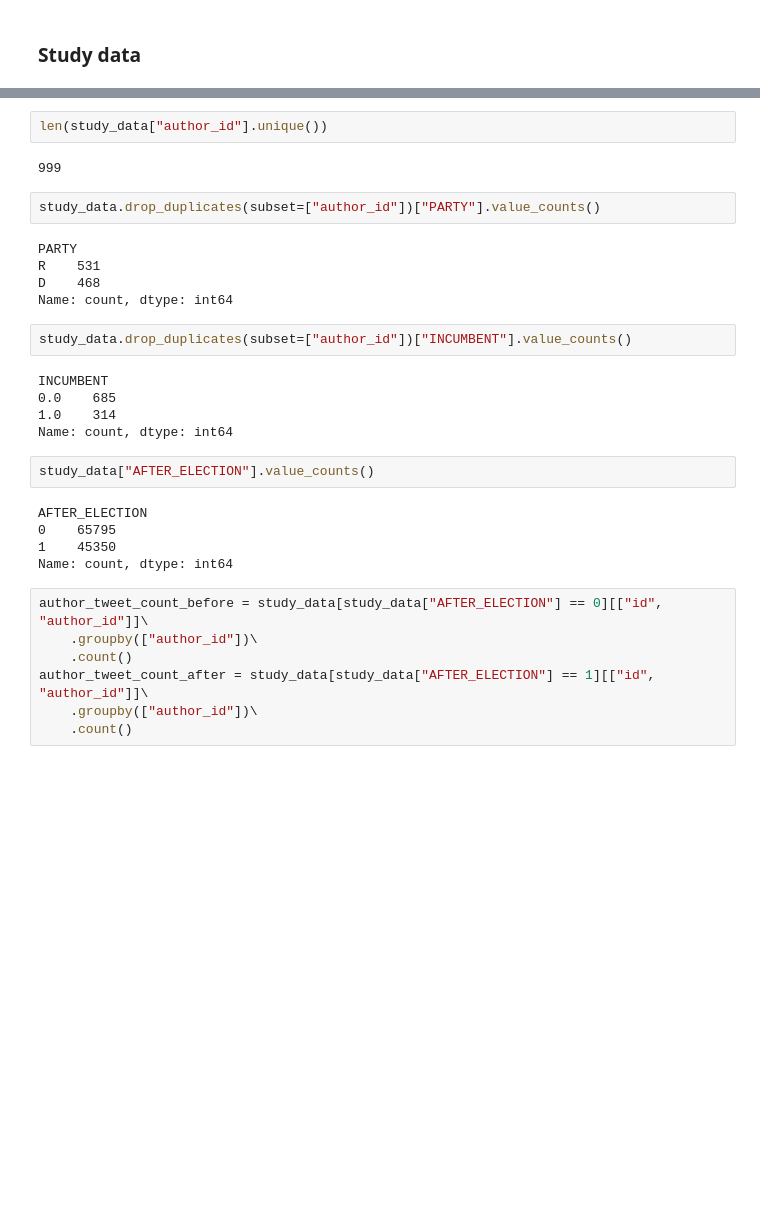
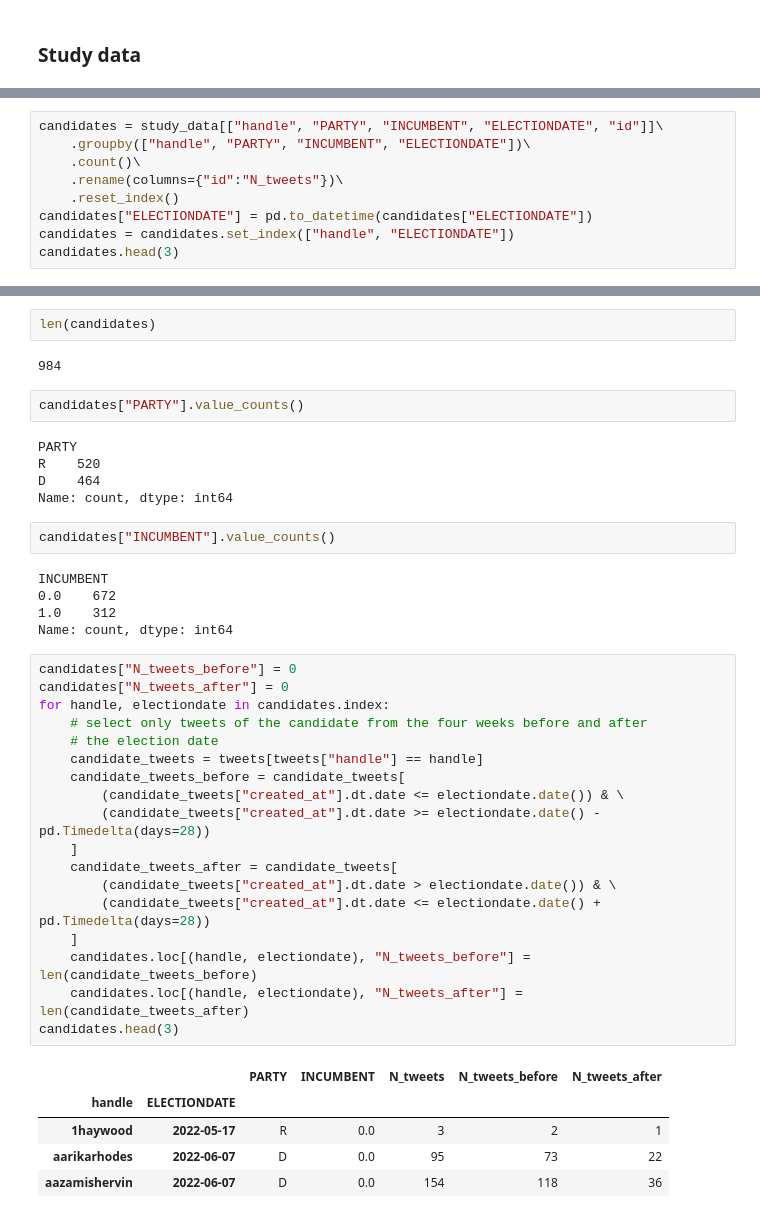
Before and after one commit to JanaLasser/honesty-midterms, a Jupyter notebook: code/split_data.ipynb, the cells around one changed output, grey strips where cells are left out. Saved outputs shown, nothing was run; the diff lists cells and outputs as text; blank space fills up the shorter version.

```diff
--- a/code/split_data.ipynb
+++ b/code/split_data.ipynb
@@ -500,0 +561,9 @@ len(study_data)
+# %%
+candidates = study_data[["handle", "PARTY", "INCUMBENT", "ELECTIONDATE", "id"]]\
+    .groupby(["handle", "PARTY", "INCUMBENT", "ELECTIONDATE"])\
+    .count()\
+    .rename(columns={"id":"N_tweets"})\
+    .reset_index()
+candidates["ELECTIONDATE"] = pd.to_datetime(candidates["ELECTIONDATE"])
+candidates = candidates.set_index(["handle", "ELECTIONDATE"])
+candidates.head(3)
@@ -501,33 +576,43 @@ len(study_data)
 # %%
-len(study_data["author_id"].unique())
+len(candidates)
 # %% [output]
-999
+984
 # %%
-study_data.drop_duplicates(subset=["author_id"])["PARTY"].value_counts()
+candidates["PARTY"].value_counts()
 # %% [output]
 PARTY
-R    531
-D    468
+R    520
+D    464
 Name: count, dtype: int64
 # %%
-study_data.drop_duplicates(subset=["author_id"])["INCUMBENT"].value_counts()
+candidates["INCUMBENT"].value_counts()
 # %% [output]
 INCUMBENT
-0.0    685
-1.0    314
+0.0    672
+1.0    312
 Name: count, dtype: int64
-# %%
-study_data["AFTER_ELECTION"].value_counts()
-# %% [output]
-AFTER_ELECTION
-0    65795
-1    45350
-Name: count, dtype: int64
 # %%
-author_tweet_count_before = study_data[study_data["AFTER_ELECTION"] == 0][["id", "author_id"]]\
-    .groupby(["author_id"])\
-    .count()
-author_tweet_count_after = study_data[study_data["AFTER_ELECTION"] == 1][["id", "author_id"]]\
-    .groupby(["author_id"])\
-    .count()
+candidates["N_tweets_before"] = 0
+candidates["N_tweets_after"] = 0
+for handle, electiondate in candidates.index:
+    # select only tweets of the candidate from the four weeks before and after
+    # the election date
+    candidate_tweets = tweets[tweets["handle"] == handle]
+    candidate_tweets_before = candidate_tweets[
+        (candidate_tweets["created_at"].dt.date <= electiondate.date()) & \
+        (candidate_tweets["created_at"].dt.date >= electiondate.date() - pd.Timedelta(days=28))
+    ]
+    candidate_tweets_after = candidate_tweets[
+        (candidate_tweets["created_at"].dt.date > electiondate.date()) & \
+        (candidate_tweets["created_at"].dt.date <= electiondate.date() + pd.Timedelta(days=28))
+    ]
+    candidates.loc[(handle, electiondate), "N_tweets_before"] = len(candidate_tweets_before)
+    candidates.loc[(handle, electiondate), "N_tweets_after"] = len(candidate_tweets_after)
+candidates.head(3)
+# %% [output]
+|  |  | PARTY | INCUMBENT | N_tweets | N_tweets_before | N_tweets_after |
+| handle | ELECTIONDATE |  |  |  |  |  |
+| 1haywood | 2022-05-17 | R | 0.0 | 3 | 2 | 1 |
+| aarikarhodes | 2022-06-07 | D | 0.0 | 95 | 73 | 22 |
+| aazamishervin | 2022-06-07 | D | 0.0 | 154 | 118 | 36 |
 # %%
```
Also changed, not shown: parts of 43 cells of this notebook.
